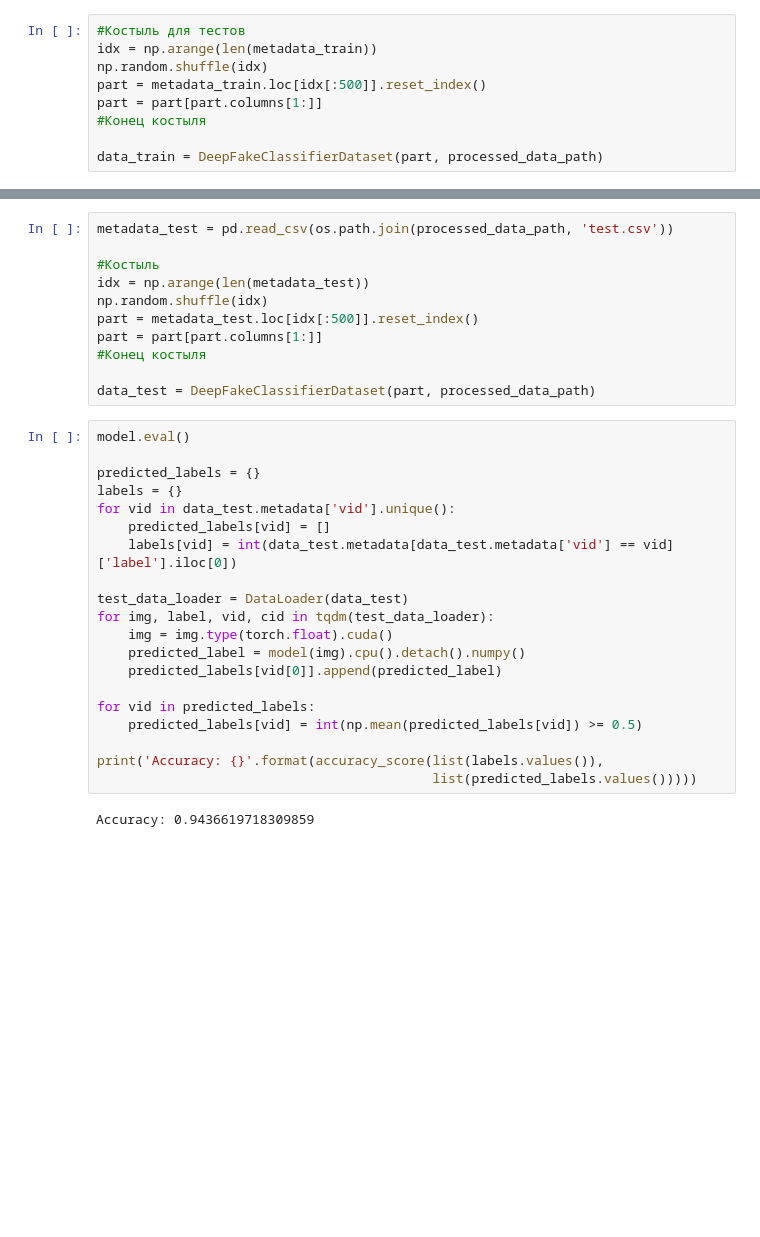
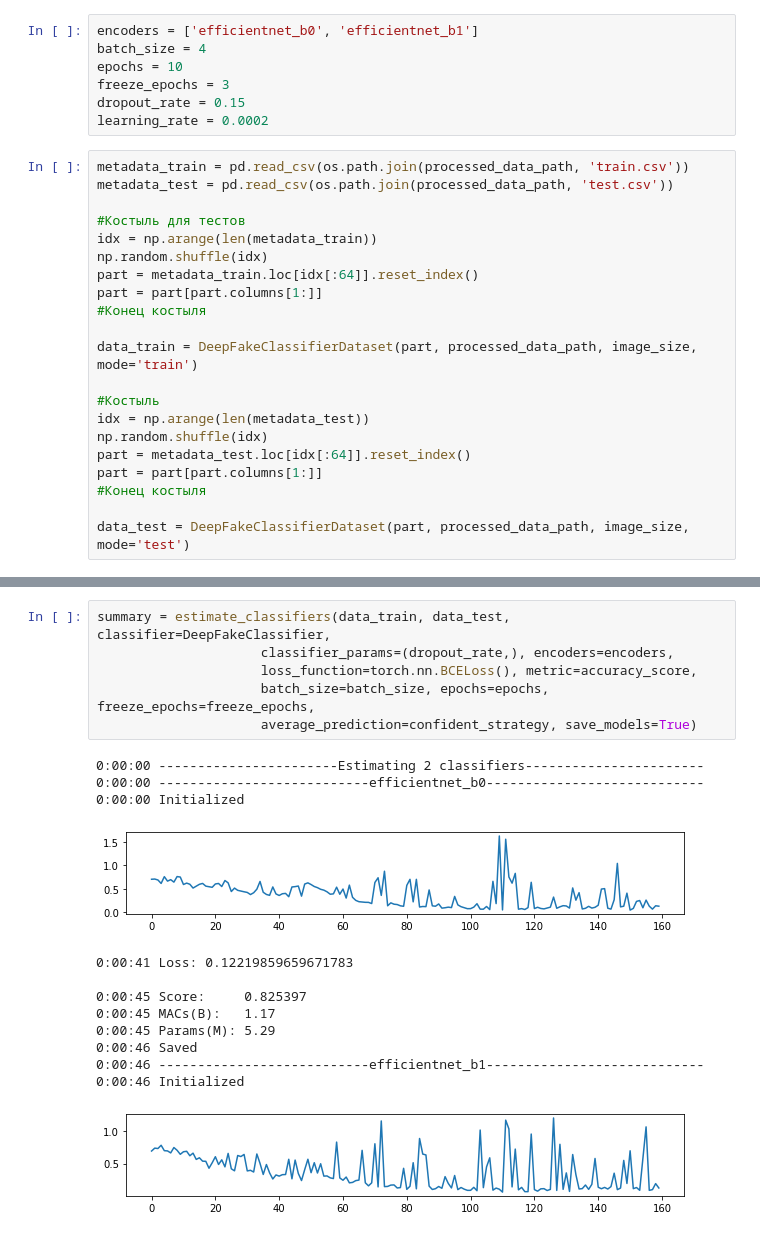
Before and after one commit to TLMOS/mephi_pp_b20, a Jupyter notebook: сlassifier.ipynb, the cells around one changed output, grey strips where cells are left out. Saved outputs shown, nothing was run; the diff lists cells and outputs as text; blank space fills up the shorter version.

```diff
--- a/сlassifier.ipynb
+++ b/сlassifier.ipynb
@@ -73,9 +181,28 @@ def train_epoch(model, optimizer, loss_functions, train_data_loader, history):
+# %%
+encoders = ['efficientnet_b0', 'efficientnet_b1']
+batch_size = 4
+epochs = 10
+freeze_epochs = 3
+dropout_rate = 0.15
+learning_rate = 0.0002
 # %%
+metadata_train = pd.read_csv(os.path.join(processed_data_path, 'train.csv'))
+metadata_test = pd.read_csv(os.path.join(processed_data_path, 'test.csv'))
+
 #Костыль для тестов
 idx = np.arange(len(metadata_train))
 np.random.shuffle(idx)
-part = metadata_train.loc[idx[:500]].reset_index()
+part = metadata_train.loc[idx[:64]].reset_index()
 part = part[part.columns[1:]]
 #Конец костыля
 
-data_train = DeepFakeClassifierDataset(part, processed_data_path)
+data_train = DeepFakeClassifierDataset(part, processed_data_path, image_size, mode='train')
+
+#Костыль
+idx = np.arange(len(metadata_test))
+np.random.shuffle(idx)
+part = metadata_test.loc[idx[:64]].reset_index()
+part = part[part.columns[1:]]
+#Конец костыля
+
+data_test = DeepFakeClassifierDataset(part, processed_data_path, image_size, mode='test')
@@ -152,33 +209,20 @@ Load number: 1
-# %%
-metadata_test = pd.read_csv(os.path.join(processed_data_path, 'test.csv'))
-
-#Костыль
-idx = np.arange(len(metadata_test))
-np.random.shuffle(idx)
-part = metadata_test.loc[idx[:500]].reset_index()
-part = part[part.columns[1:]]
-#Конец костыля
-
-data_test = DeepFakeClassifierDataset(part, processed_data_path)
-# %%
-model.eval()
-
-predicted_labels = {}
-labels = {}
-for vid in data_test.metadata['vid'].unique():
-    predicted_labels[vid] = []
-    labels[vid] = int(data_test.metadata[data_test.metadata['vid'] == vid]['label'].iloc[0])
-
-test_data_loader = DataLoader(data_test)
-for img, label, vid, cid in tqdm(test_data_loader):
-    img = img.type(torch.float).cuda()
-    predicted_label = model(img).cpu().detach().numpy()
-    predicted_labels[vid[0]].append(predicted_label)
-
-for vid in predicted_labels:
-    predicted_labels[vid] = int(np.mean(predicted_labels[vid]) >= 0.5)
-
-print('Accuracy: {}'.format(accuracy_score(list(labels.values()),
-                                           list(predicted_labels.values()))))
-# %% [output]
-Accuracy: 0.9436619718309859
+# %%
+summary = estimate_classifiers(data_train, data_test, classifier=DeepFakeClassifier,
+                     classifier_params=(dropout_rate,), encoders=encoders,
+                     loss_function=torch.nn.BCELoss(), metric=accuracy_score,
+                     batch_size=batch_size, epochs=epochs, freeze_epochs=freeze_epochs,
+                     average_prediction=confident_strategy, save_models=True)
+# %% [output]
+0:00:00 -----------------------Estimating 2 classifiers-----------------------
+0:00:00 ---------------------------efficientnet_b0----------------------------
+0:00:00 Initialized
+[figure, added]
+0:00:41 Loss: 0.12219859659671783
+
+0:00:45 Score:     0.825397
+0:00:45 MACs(B):   1.17
+0:00:45 Params(M): 5.29
+0:00:46 Saved
+0:00:46 ---------------------------efficientnet_b1----------------------------
+0:00:46 Initialized
+[figure, added]
```
Also changed, not shown: parts of 19 cells of this notebook, 1 other file.
